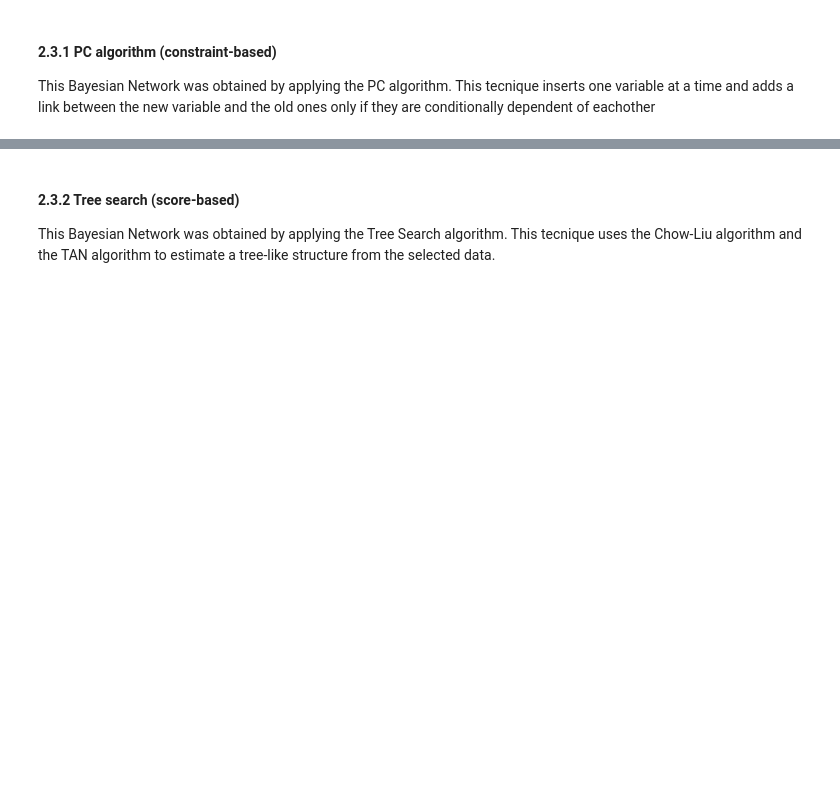
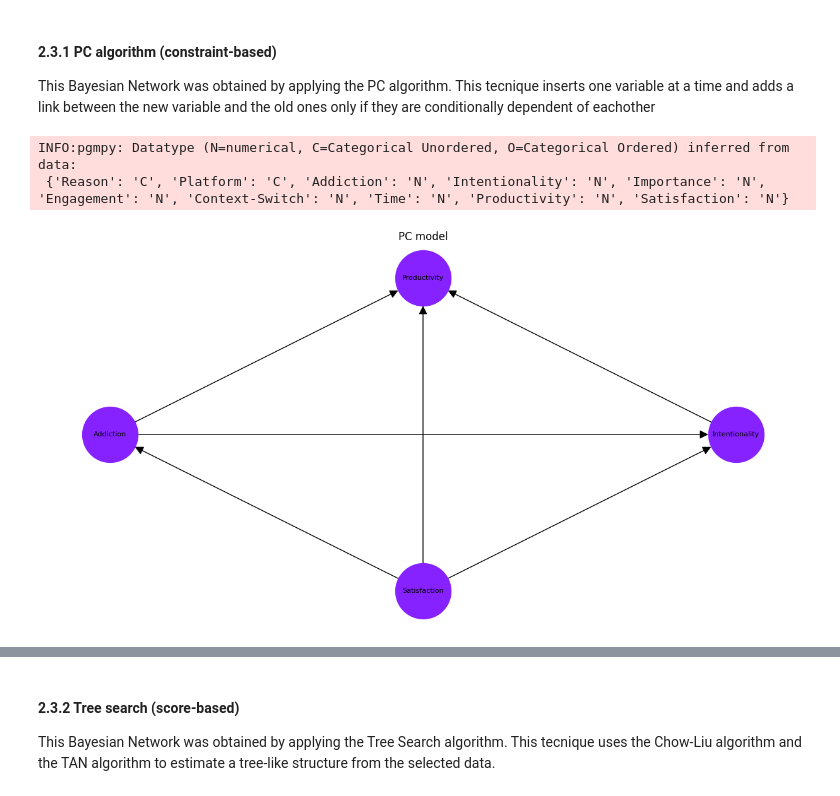
Before and after one commit to Jtries/socialMediaBayes, a Jupyter notebook: social_media_bayes.ipynb, the cells around one changed output, grey strips where cells are left out. Saved outputs shown, nothing was run; the diff lists cells and outputs as text; code cells hidden in the pictures; blank space fills up the shorter version.

```diff
--- a/social_media_bayes.ipynb
+++ b/social_media_bayes.ipynb
@@ -54,10 +67,10 @@ data.head()
 The dataset contains many variables spanning from the characteristics of the users to the features of their device. However, for the purpose of this project - which focuses on the time spent on social medias due to their addictive traits - only 10 out of 31 columns have been selected.
 # %%
 # Selects only relevant columns
-selected_data = data[['Watch Reason', 'Platform', 'Importance Score', 'Self Control', 'Addiction Level', 'Engagement', 'Scroll Rate', 'Total Time Spent', 'Satisfaction', 'ProductivityLoss']]
+selected_data = data[['Watch Reason', 'Platform', 'Addiction Level', 'Self Control', 'Importance Score', 'Engagement', 'Scroll Rate', 'Total Time Spent', 'ProductivityLoss', 'Satisfaction']]
 
 # Renames the selected columns for clarity
 selected_data.loc[:, 'ProductivityLoss'].apply(lambda x: 10 - x)
-selected_data.columns = ['Reason', 'Platform', 'Importance', 'Intentionality', 'Addiction', 'Engagement', 'Context-Switch', 'Time', 'Satisfaction', 'Productivity']
+selected_data.columns = ['Reason', 'Platform', 'Addiction', 'Intentionality', 'Importance', 'Engagement', 'Context-Switch', 'Time', 'Productivity', 'Satisfaction']
 selected_data.index = data.UserID.values
 selected_data.head()
@@ -122,6 +141,10 @@ This Bayesian Network was obtained by applying the PC algorithm. This tecnique i
 # %%
 # Estimates the structure of the Bayesian Network from the selected data
 pc_estimator = PC(selected_data)
-pc_model = pc_estimator.estimate(show_progress=False)
+pc_model = pc_estimator.estimate(show_progress=False, return_type="dag")
 visualize_model(model=pc_model, title="PC model")
+# %% [output]
+INFO:pgmpy: Datatype (N=numerical, C=Categorical Unordered, O=Categorical Ordered) inferred from data:
+ {'Reason': 'C', 'Platform': 'C', 'Addiction': 'N', 'Intentionality': 'N', 'Importance': 'N', 'Engagement': 'N', 'Context-Switch': 'N', 'Time': 'N', 'Productivity': 'N', 'Satisfaction': 'N'}
+[figure, added]
 # %%
```
Also changed, not shown: parts of 23 cells of this notebook.
